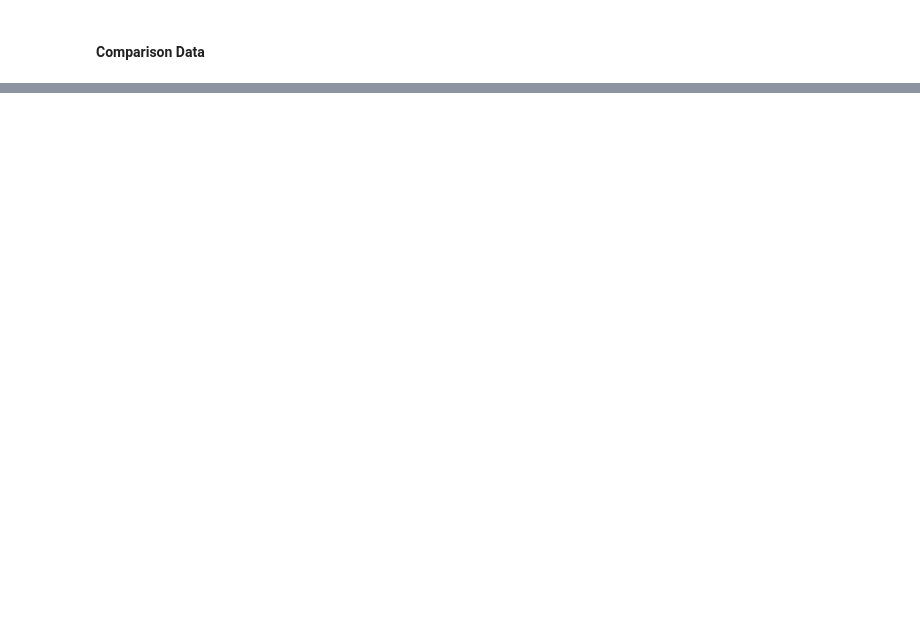
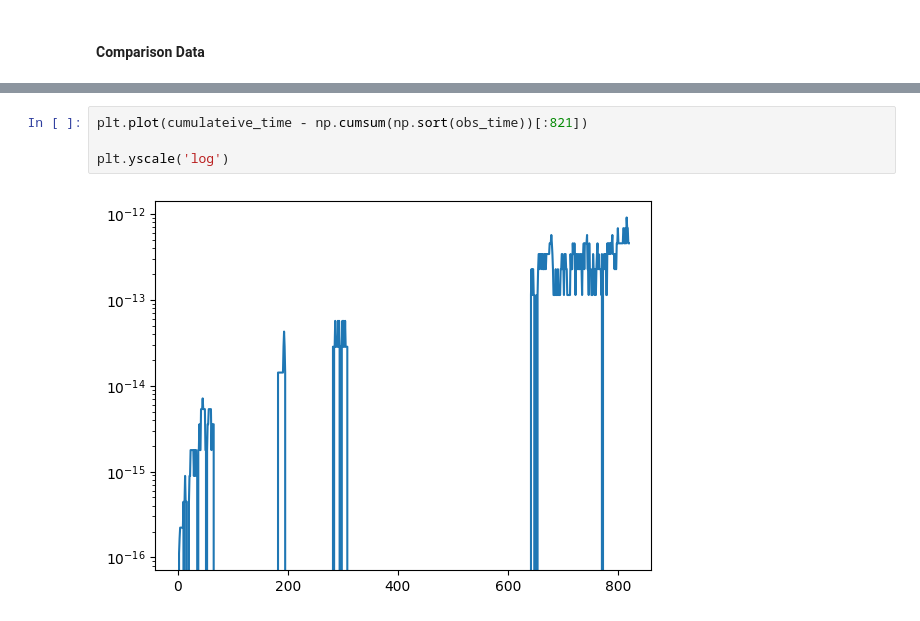
Before and after one commit to emipanek/Leverage-project, a Jupyter notebook: validating_reduced_data.ipynb, the cells around one changed output, grey strips where cells are left out. Drawn from its saved outputs; the diff is of its cells as text; blank space fills up the shorter version.

```diff
--- a/validating_reduced_data.ipynb
+++ b/validating_reduced_data.ipynb
@@ -31,0 +60,6 @@ plt.plot(np.cumsum(np.sort(obs_time)), range(len(obs_time)))
+# %%
+plt.plot(cumulateive_time - np.cumsum(np.sort(obs_time))[:821])
+
+plt.yscale('log')
+# %% [output]
+[figure, added]
```
Also changed, not shown: parts of 7 cells of this notebook, 1 other file.
